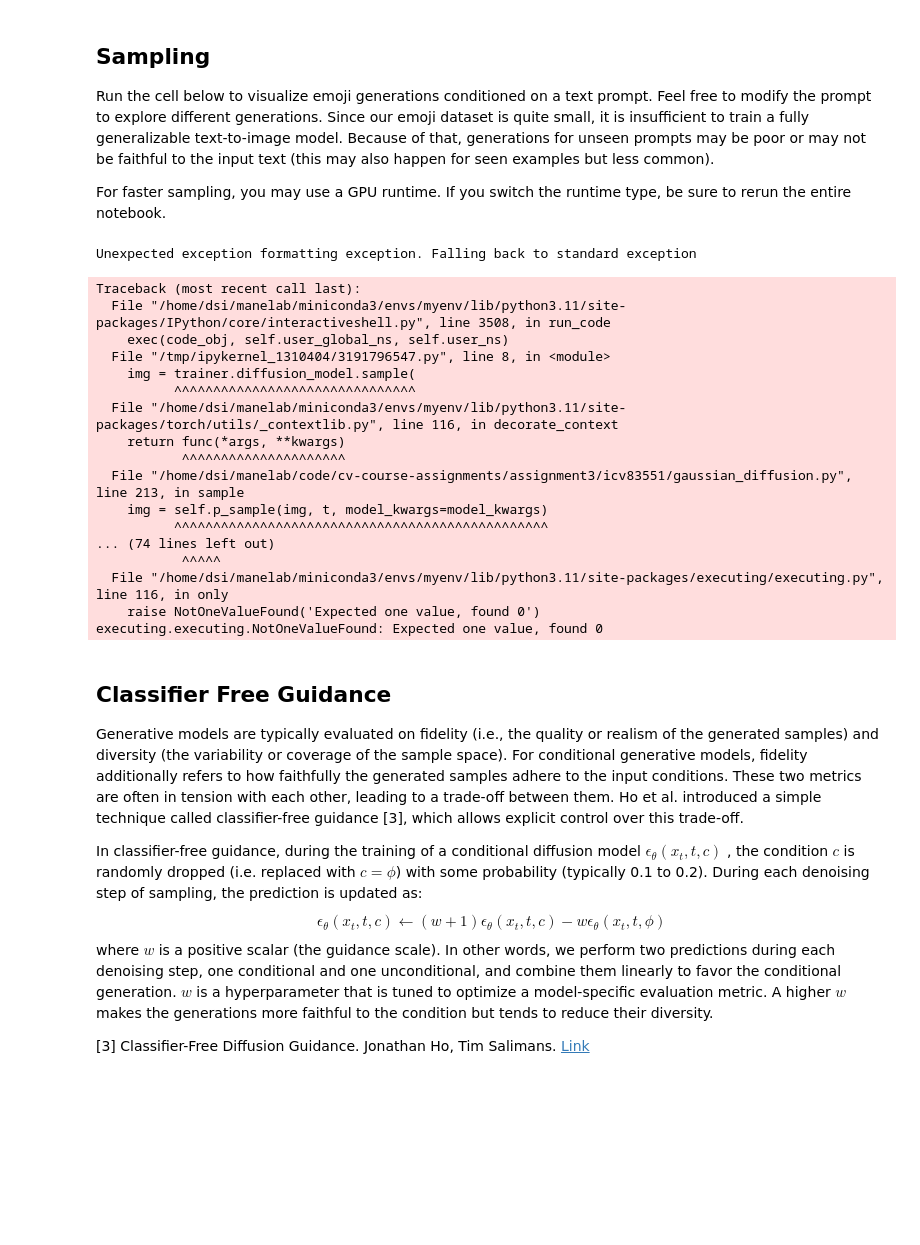
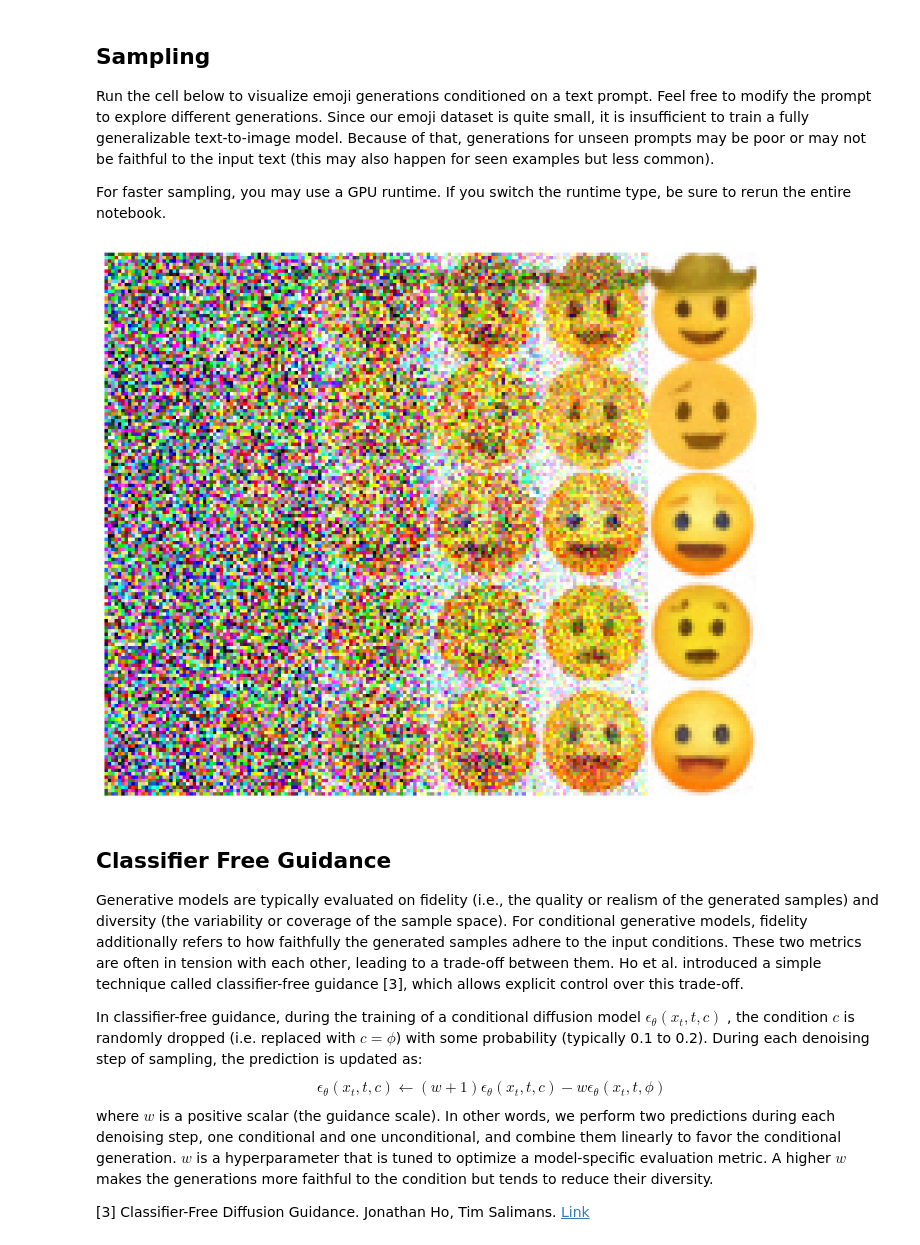
Before and after one commit to manelabinyamin/cv-course-assignments, a Jupyter notebook: assignment3/DDPM.ipynb, the cells around one changed output. Saved outputs shown, nothing was run; the diff lists cells and outputs as text; code cells hidden in the pictures; blank space fills up the shorter version.

```diff
--- a/assignment3/DDPM.ipynb
+++ b/assignment3/DDPM.ipynb
@@ -480,7 +462,7 @@ image_size = 32
 results_folder = "icv83551/exp/pretrained"
 condition_dim = 512
 
-device = torch.device("cuda:0" if torch.cuda.is_available() else "cpu")
+device = torch.device("cuda:0" if torch.cuda.is_available() else "mps")
 
 model = Unet(
     dim=dim,
@@ -544,38 +525,21 @@ Run the cell below to visualize emoji generations conditioned on a text prompt.
 
 For faster sampling, you may use a GPU runtime. If you switch the runtime type, be sure to rerun the entire notebook.
 # %%
-# text = "crying face"  # seen example, good generations
-text = "face with cowboy hat"  # seen example, good generations
+text = "crying face"  # seen example, good generations
+# text = "face with cowboy hat"  # seen example, good generations
 # text = "crying face with cowboy hat"  # unseen example, bad generations
 text_emb = get_text_emb(text)
 text_emb = text_emb[None].expand(5, -1).to(device)
 
 
 img = trainer.diffusion_model.sample(
     batch_size=5,
     model_kwargs={"text_emb": text_emb},
     return_all_timesteps=True
 )
 show_images(img[:, ::20])
 # %% [output]
-Unexpected exception formatting exception. Falling back to standard exception
-Traceback (most recent call last):
-  File "/home/dsi/manelab/miniconda3/envs/myenv/lib/python3.11/site-packages/IPython/core/interactiveshell.py", line 3508, in run_code
-    exec(code_obj, self.user_global_ns, self.user_ns)
-  File "/tmp/ipykernel_1310404/3191796547.py", line 8, in <module>
-    img = trainer.diffusion_model.sample(
-          ^^^^^^^^^^^^^^^^^^^^^^^^^^^^^^^
-  File "/home/dsi/manelab/miniconda3/envs/myenv/lib/python3.11/site-packages/torch/utils/_contextlib.py", line 116, in decorate_context
-    return func(*args, **kwargs)
-           ^^^^^^^^^^^^^^^^^^^^^
-  File "/home/dsi/manelab/code/cv-course-assignments/assignment3/icv83551/gaussian_diffusion.py", line 213, in sample
-    img = self.p_sample(img, t, model_kwargs=model_kwargs)
-          ^^^^^^^^^^^^^^^^^^^^^^^^^^^^^^^^^^^^^^^^^^^^^^^^
-... (74 lines left out)
-           ^^^^^
-  File "/home/dsi/manelab/miniconda3/envs/myenv/lib/python3.11/site-packages/executing/executing.py", line 116, in only
-    raise NotOneValueFound('Expected one value, found 0')
-executing.executing.NotOneValueFound: Expected one value, found 0
+[figure, added]
 # %% [markdown]
 ## Classifier Free Guidance
 
```
Also changed, not shown: parts of 9 cells of this notebook, 3 other files.
